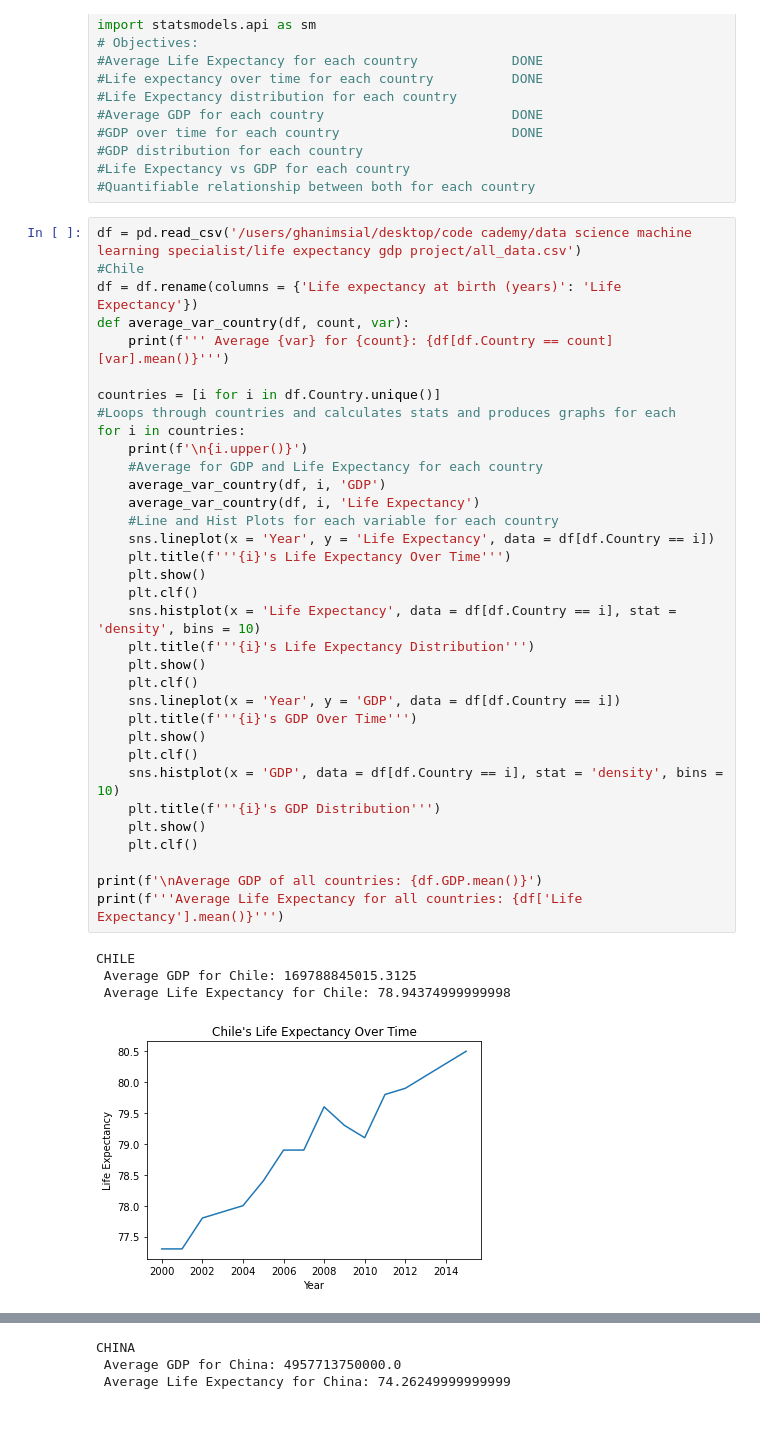
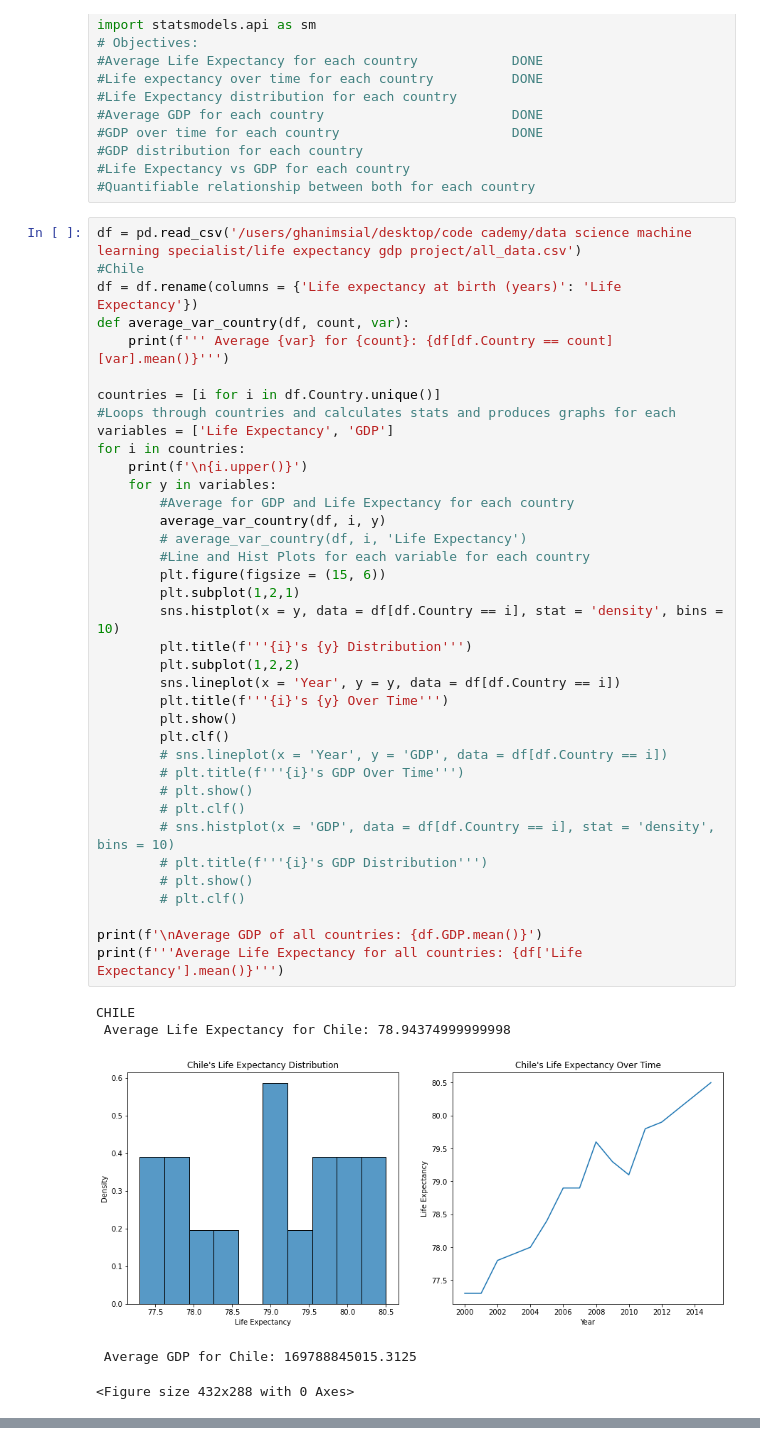
Before and after one commit to Gigabyte2408/life-expectancy-gdp-project, a Jupyter notebook: life_expectancy_gdp.ipynb, the cells around one changed output, grey strips where cells are left out. Cells and saved outputs as stored; diff of their text form.

```diff
--- a/life_expectancy_gdp.ipynb
+++ b/life_expectancy_gdp.ipynb
@@ -16,39 +16,43 @@ import statsmodels.api as sm
 # %%
 df = pd.read_csv('/users/ghanimsial/desktop/code cademy/data science machine learning specialist/life expectancy gdp project/all_data.csv')
 #Chile
 df = df.rename(columns = {'Life expectancy at birth (years)': 'Life Expectancy'})
 def average_var_country(df, count, var):
     print(f''' Average {var} for {count}: {df[df.Country == count][var].mean()}''')
 
 countries = [i for i in df.Country.unique()]
 #Loops through countries and calculates stats and produces graphs for each
+variables = ['Life Expectancy', 'GDP']
 for i in countries:
     print(f'\n{i.upper()}')
-    #Average for GDP and Life Expectancy for each country
-    average_var_country(df, i, 'GDP')
-    average_var_country(df, i, 'Life Expectancy')
-    #Line and Hist Plots for each variable for each country
-    sns.lineplot(x = 'Year', y = 'Life Expectancy', data = df[df.Country == i])
-    plt.title(f'''{i}'s Life Expectancy Over Time''')
-    plt.show()
-    plt.clf()
-    sns.histplot(x = 'Life Expectancy', data = df[df.Country == i], stat = 'density', bins = 10)
-    plt.title(f'''{i}'s Life Expectancy Distribution''')
-    plt.show()
-    plt.clf()
-    sns.lineplot(x = 'Year', y = 'GDP', data = df[df.Country == i])
-    plt.title(f'''{i}'s GDP Over Time''')
-    plt.show()
-    plt.clf()
-    sns.histplot(x = 'GDP', data = df[df.Country == i], stat = 'density', bins = 10)
-    plt.title(f'''{i}'s GDP Distribution''')
-    plt.show()
-    plt.clf()
+    for y in variables:
+        #Average for GDP and Life Expectancy for each country
+        average_var_country(df, i, y)
+        # average_var_country(df, i, 'Life Expectancy')
+        #Line and Hist Plots for each variable for each country
+        plt.figure(figsize = (15, 6))
+        plt.subplot(1,2,1)
+        sns.histplot(x = y, data = df[df.Country == i], stat = 'density', bins = 10)
+        plt.title(f'''{i}'s {y} Distribution''')
+        plt.subplot(1,2,2)
+        sns.lineplot(x = 'Year', y = y, data = df[df.Country == i])
+        plt.title(f'''{i}'s {y} Over Time''')
+        plt.show()
+        plt.clf()
+        # sns.lineplot(x = 'Year', y = 'GDP', data = df[df.Country == i])
+        # plt.title(f'''{i}'s GDP Over Time''')
+        # plt.show()
+        # plt.clf()
+        # sns.histplot(x = 'GDP', data = df[df.Country == i], stat = 'density', bins = 10)
+        # plt.title(f'''{i}'s GDP Distribution''')
+        # plt.show()
+        # plt.clf()
 
 print(f'\nAverage GDP of all countries: {df.GDP.mean()}')
 print(f'''Average Life Expectancy for all countries: {df['Life Expectancy'].mean()}''')
 # %% [output]
 CHILE
- Average GDP for Chile: 169788845015.3125
  Average Life Expectancy for Chile: 78.94374999999998
-[figure, old version]
+[figure, new version]
+ Average GDP for Chile: 169788845015.3125
+<Figure size 432x288 with 0 Axes>
@@ -58,3 +66,0 @@ CHILE
-CHINA
- Average GDP for China: 4957713750000.0
- Average Life Expectancy for China: 74.26249999999999
```
Also changed, not shown: parts of 1 cell of this notebook.
